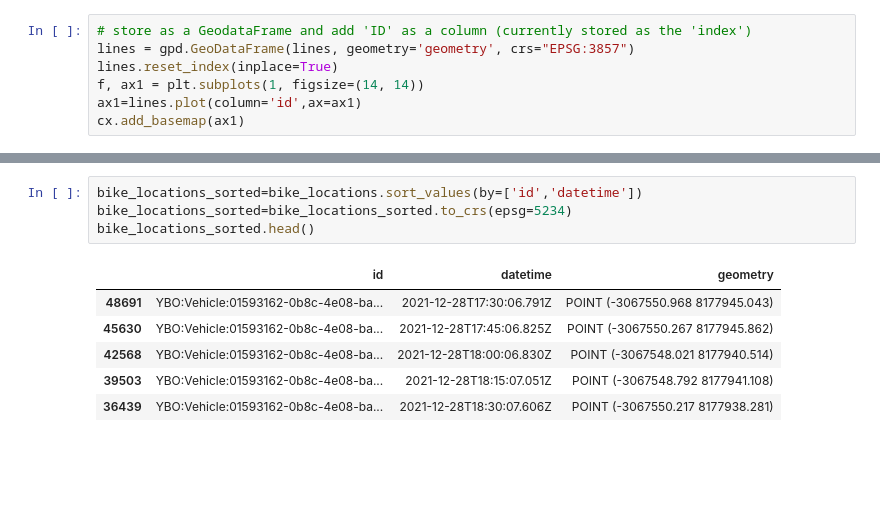
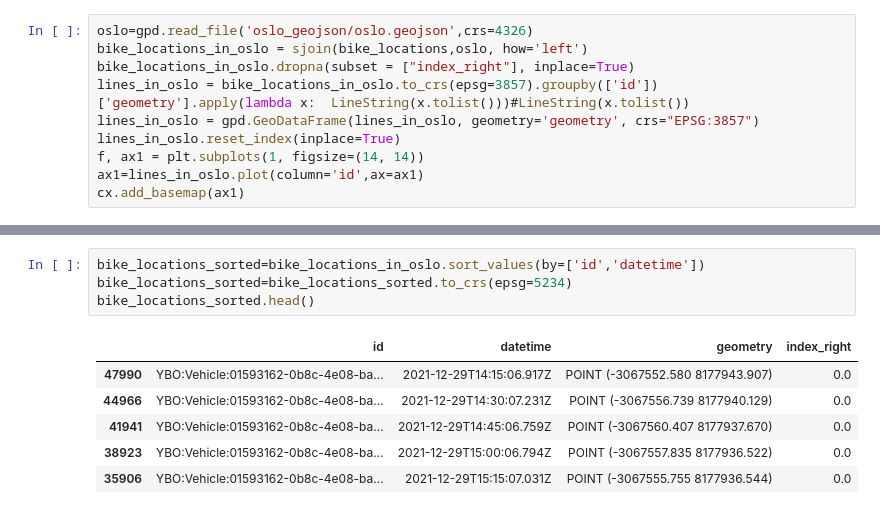
Before and after one commit to gimse/biketracker, a Jupyter notebook: location-data-cleaner/find_trips.ipynb, the cells around one changed output, grey strips where cells are left out. Drawn from its saved outputs; the diff is of its cells as text; blank space fills up the shorter version.

```diff
--- a/location-data-cleaner/find_trips.ipynb
+++ b/location-data-cleaner/find_trips.ipynb
@@ -82,8 +65,11 @@ Name: geometry, dtype: geometry
 # %%
-# store as a GeodataFrame and add 'ID' as a column (currently stored as the 'index')
-lines = gpd.GeoDataFrame(lines, geometry='geometry', crs="EPSG:3857")
-lines.reset_index(inplace=True)
+oslo=gpd.read_file('oslo_geojson/oslo.geojson',crs=4326)
+bike_locations_in_oslo = sjoin(bike_locations,oslo, how='left')
+bike_locations_in_oslo.dropna(subset = ["index_right"], inplace=True)
+lines_in_oslo = bike_locations_in_oslo.to_crs(epsg=3857).groupby(['id'])['geometry'].apply(lambda x:  LineString(x.tolist()))#LineString(x.tolist())
+lines_in_oslo = gpd.GeoDataFrame(lines_in_oslo, geometry='geometry', crs="EPSG:3857")
+lines_in_oslo.reset_index(inplace=True)
 f, ax1 = plt.subplots(1, figsize=(14, 14))
-ax1=lines.plot(column='id',ax=ax1)
+ax1=lines_in_oslo.plot(column='id',ax=ax1)
 cx.add_basemap(ax1)
 # %% [output]
@@ -100,14 +77,14 @@ cx.add_basemap(ax3)
 # %%
-bike_locations_sorted=bike_locations.sort_values(by=['id','datetime'])
+bike_locations_sorted=bike_locations_in_oslo.sort_values(by=['id','datetime'])
 bike_locations_sorted=bike_locations_sorted.to_crs(epsg=5234)
 bike_locations_sorted.head()
 # %% [output]
-|  | id | datetime | geometry |
-| 48691 | YBO:Vehicle:01593162-0b8c-4e08-ba... | 2021-12-28T17:30:06.791Z | POINT (-3067550.968 8177945.043) |
-| 45630 | YBO:Vehicle:01593162-0b8c-4e08-ba... | 2021-12-28T17:45:06.825Z | POINT (-3067550.267 8177945.862) |
-| 42568 | YBO:Vehicle:01593162-0b8c-4e08-ba... | 2021-12-28T18:00:06.830Z | POINT (-3067548.021 8177940.514) |
-| 39503 | YBO:Vehicle:01593162-0b8c-4e08-ba... | 2021-12-28T18:15:07.051Z | POINT (-3067548.792 8177941.108) |
-| 36439 | YBO:Vehicle:01593162-0b8c-4e08-ba... | 2021-12-28T18:30:07.606Z | POINT (-3067550.217 8177938.281) |
+|  | id | datetime | geometry | index_right |
+| 47990 | YBO:Vehicle:01593162-0b8c-4e08-ba... | 2021-12-29T14:15:06.917Z | POINT (-3067552.580 8177943.907) | 0.0 |
+| 44966 | YBO:Vehicle:01593162-0b8c-4e08-ba... | 2021-12-29T14:30:07.231Z | POINT (-3067556.739 8177940.129) | 0.0 |
+| 41941 | YBO:Vehicle:01593162-0b8c-4e08-ba... | 2021-12-29T14:45:06.759Z | POINT (-3067560.407 8177937.670) | 0.0 |
+| 38923 | YBO:Vehicle:01593162-0b8c-4e08-ba... | 2021-12-29T15:00:06.794Z | POINT (-3067557.835 8177936.522) | 0.0 |
+| 35906 | YBO:Vehicle:01593162-0b8c-4e08-ba... | 2021-12-29T15:15:07.031Z | POINT (-3067555.755 8177936.544) | 0.0 |
 # %%
 new_table = []
 for name, group in bike_locations_sorted.groupby('id',sort=True):
```
Also changed, not shown: parts of 18 cells of this notebook, 3 other files.
